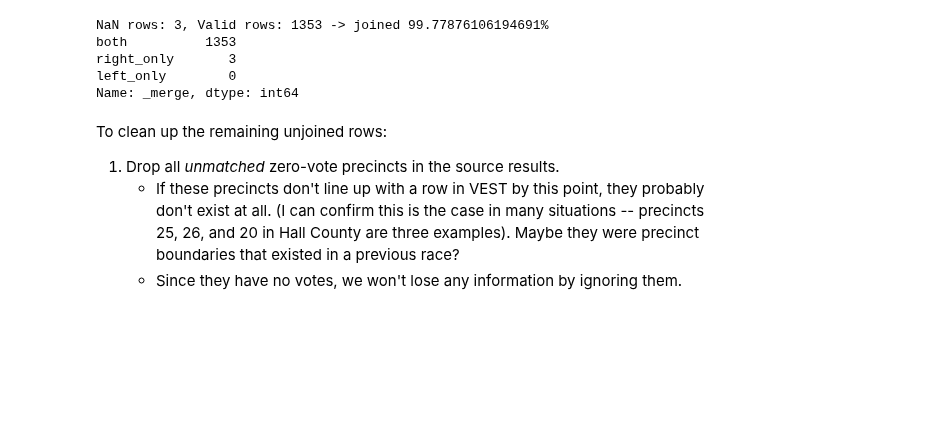
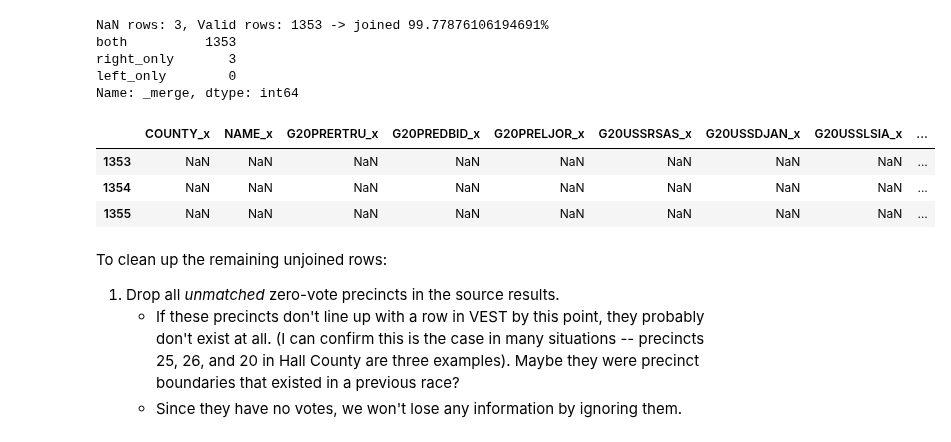
Before and after one commit to nonpartisan-redistricting-datahub/pdv-ne, a Jupyter notebook: vest-ne-2020/vest-ne-2020-validation.ipynb, the cells around one changed output. Drawn from its saved outputs; the diff is of its cells as text; code cells hidden in the pictures; blank space fills up the shorter version.

```diff
--- a/vest-ne-2020/vest-ne-2020-validation.ipynb
+++ b/vest-ne-2020/vest-ne-2020-validation.ipynb
@@ -432,0 +534,2 @@ ne_2020_df.loc[ne_2020_df['NAME'].str.startswith('(COUNTYWIDE)')]
+# %%
+ne_2020_df = allocate_absentee(ne_2020_df,to_reallocate_df,races,"COUNTY")
@@ -432,0 +564,7 @@ ne_2020_df.loc[ne_2020_df['NAME'].str.startswith('(COUNTYWIDE)')]
+# %%
+ne_2020_df.loc[ne_2020_df["COUNTY"]=="005","G20PRERTRU"]=260
+ne_2020_df.loc[ne_2020_df["COUNTY"]=="005","G20PREDBID"]=21
+ne_2020_df.loc[ne_2020_df["COUNTY"]=="005","G20PRELJOR"]=3
+ne_2020_df.loc[ne_2020_df["COUNTY"]=="005","G20USSRSAS"]=228
+ne_2020_df.loc[ne_2020_df["COUNTY"]=="005","G20USSDJAN"]=21
+ne_2020_df.loc[ne_2020_df["COUNTY"]=="005","G20USSLSIA"]=21
@@ -487,6 +627,13 @@ both          1353
 right_only       3
 left_only        0
 Name: _merge, dtype: int64
+# %%
+merged_2_df[merged_2_df["_merge"]=="right_only"]
+# %% [output]
+|  | COUNTY_x | NAME_x | G20PRERTRU_x | G20PREDBID_x | G20PRELJOR_x | G20USSRSAS_x | G20USSDJAN_x | G20USSLSIA_x | ... |
+| 1353 | NaN | NaN | NaN | NaN | NaN | NaN | NaN | NaN | ... |
+| 1354 | NaN | NaN | NaN | NaN | NaN | NaN | NaN | NaN | ... |
+| 1355 | NaN | NaN | NaN | NaN | NaN | NaN | NaN | NaN | ... |
 # %% [markdown]
 To clean up the remaining unjoined rows:
 
```
Also changed, not shown: parts of 21 cells of this notebook.
